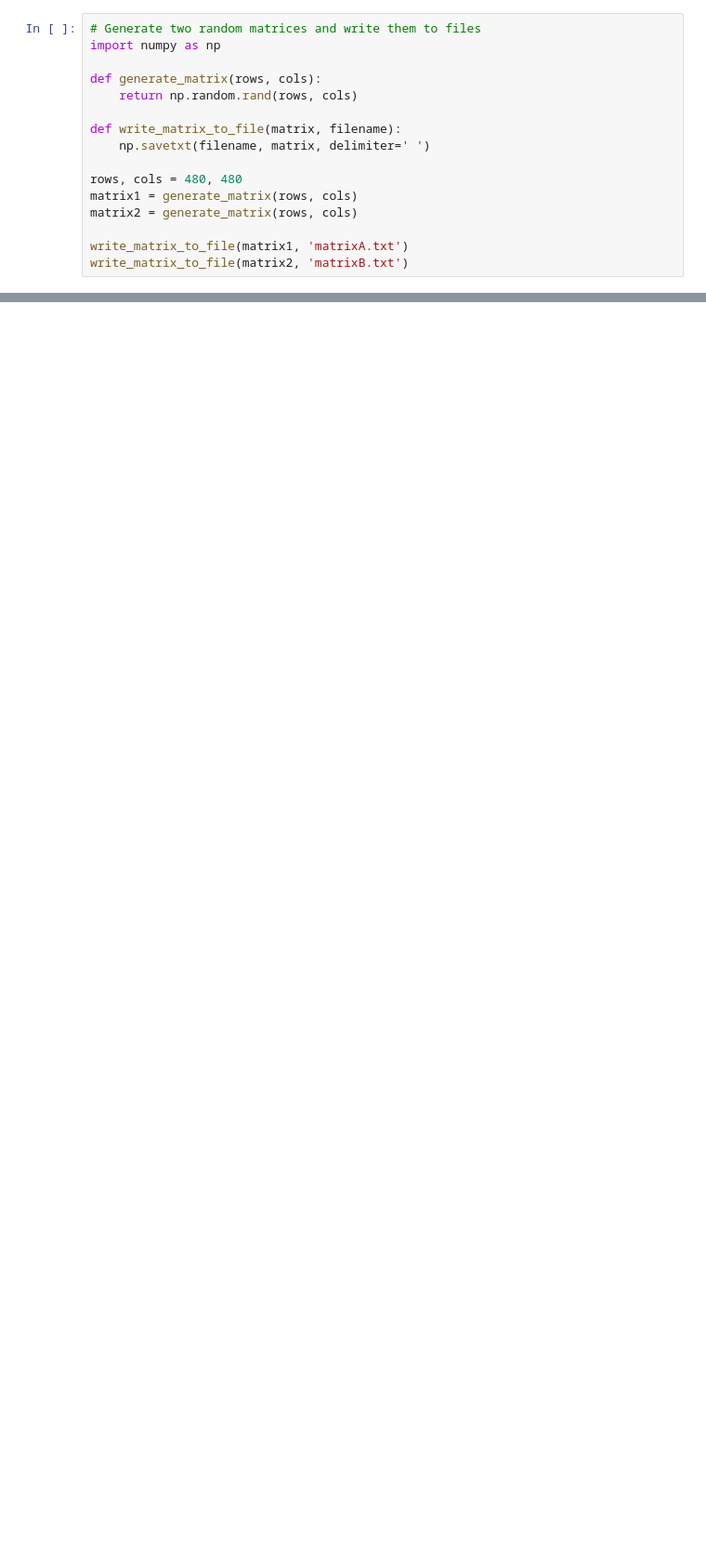
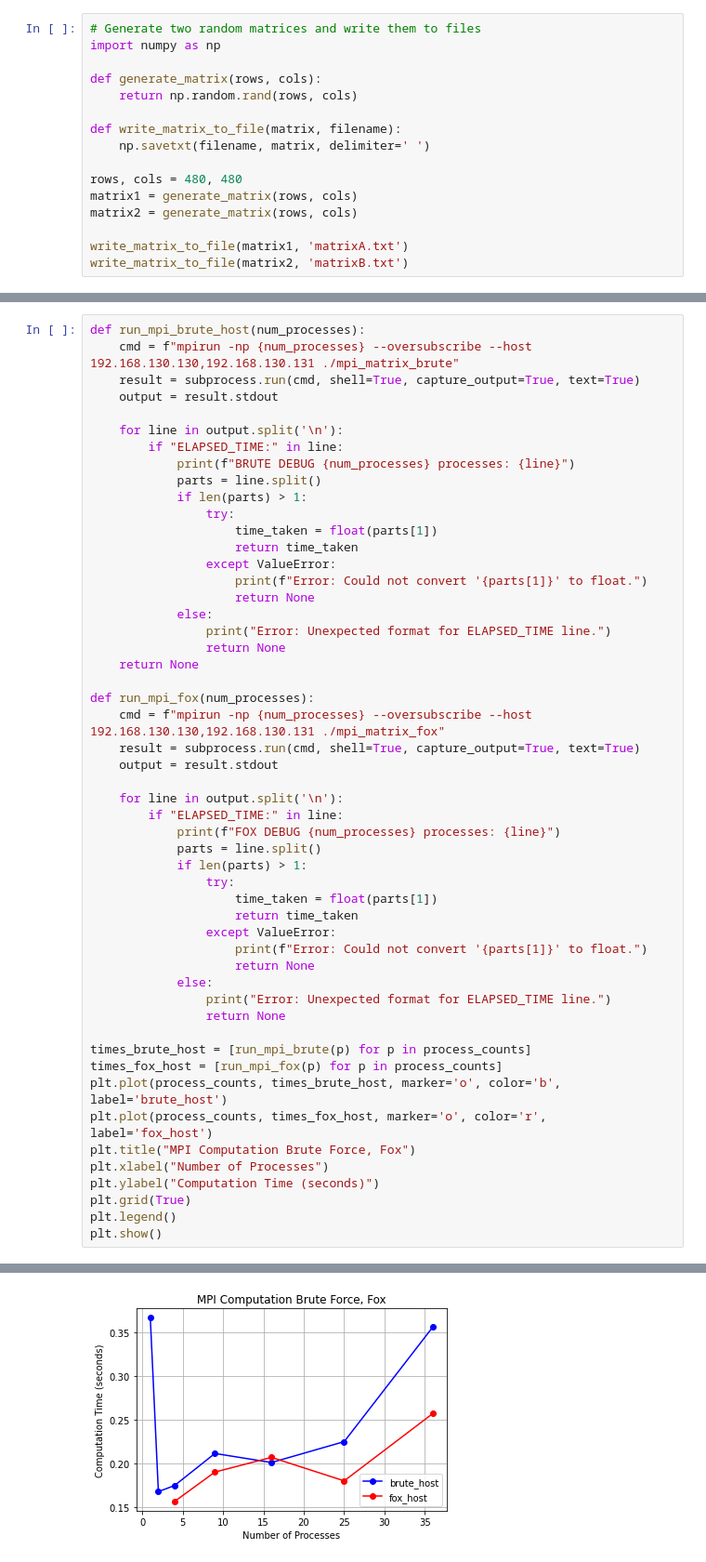
Before and after one commit to york1to/CS328, a Jupyter notebook: assignment/assignment_1/test.ipynb, the cells around one changed output, grey strips where cells are left out. Shown at 93% size. Saved outputs shown, nothing was run; the diff lists cells and outputs as text; blank space fills up the shorter version.

```diff
--- a/assignment/assignment_1/test.ipynb
+++ b/assignment/assignment_1/test.ipynb
@@ -91,0 +94,53 @@ FOX DEBUG 36 processes: ELAPSED_TIME: 0.067390
+# %%
+def run_mpi_brute_host(num_processes):
+    cmd = f"mpirun -np {num_processes} --oversubscribe --host 192.168.130.130,192.168.130.131 ./mpi_matrix_brute"
+    result = subprocess.run(cmd, shell=True, capture_output=True, text=True)
+    output = result.stdout
+
+    for line in output.split('\n'):
+        if "ELAPSED_TIME:" in line:
+            print(f"BRUTE DEBUG {num_processes} processes: {line}")
+            parts = line.split()
+            if len(parts) > 1:
+                try:
+                    time_taken = float(parts[1])
+                    return time_taken
+                except ValueError:
+                    print(f"Error: Could not convert '{parts[1]}' to float.")
+                    return None
+            else:
+                print("Error: Unexpected format for ELAPSED_TIME line.")
+                return None
+    return None
+
+def run_mpi_fox(num_processes):
+    cmd = f"mpirun -np {num_processes} --oversubscribe --host 192.168.130.130,192.168.130.131 ./mpi_matrix_fox"
+    result = subprocess.run(cmd, shell=True, capture_output=True, text=True)
+    output = result.stdout
+
+    for line in output.split('\n'):
+        if "ELAPSED_TIME:" in line:
+            print(f"FOX DEBUG {num_processes} processes: {line}")
+            parts = line.split()
+            if len(parts) > 1:
+                try:
+                    time_taken = float(parts[1])
+                    return time_taken
+                except ValueError:
+                    print(f"Error: Could not convert '{parts[1]}' to float.")
+                    return None
+            else:
+                print("Error: Unexpected format for ELAPSED_TIME line.")
+                return None
+
+times_brute_host = [run_mpi_brute(p) for p in process_counts]
+times_fox_host = [run_mpi_fox(p) for p in process_counts]
+plt.plot(process_counts, times_brute_host, marker='o', color='b', label='brute_host')
+plt.plot(process_counts, times_fox_host, marker='o', color='r', label='fox_host')
+plt.title("MPI Computation Brute Force, Fox")
+plt.xlabel("Number of Processes")
+plt.ylabel("Computation Time (seconds)")
+plt.grid(True)
+plt.legend()
+plt.show()
+# %% [output]
@@ -91,0 +159 @@ FOX DEBUG 36 processes: ELAPSED_TIME: 0.067390
+[figure, added]
```
Also changed, not shown: parts of 2 cells of this notebook, 2 other files.
